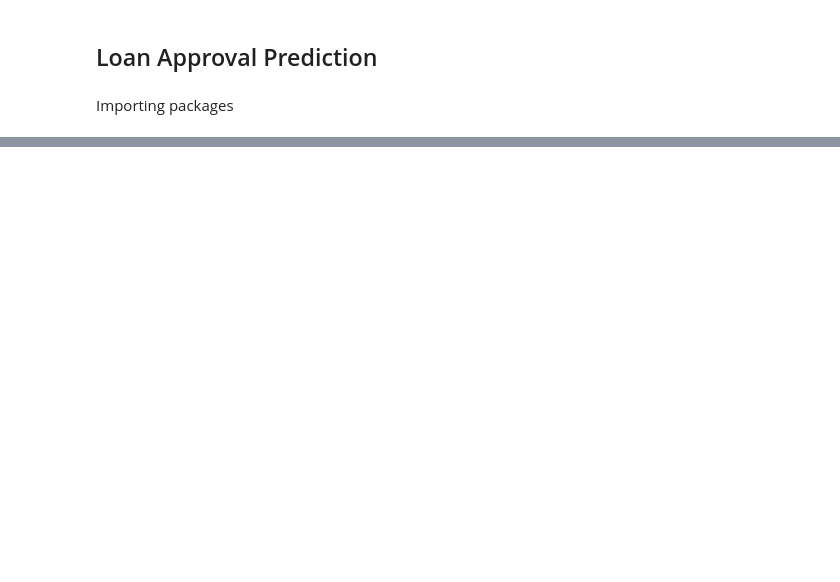
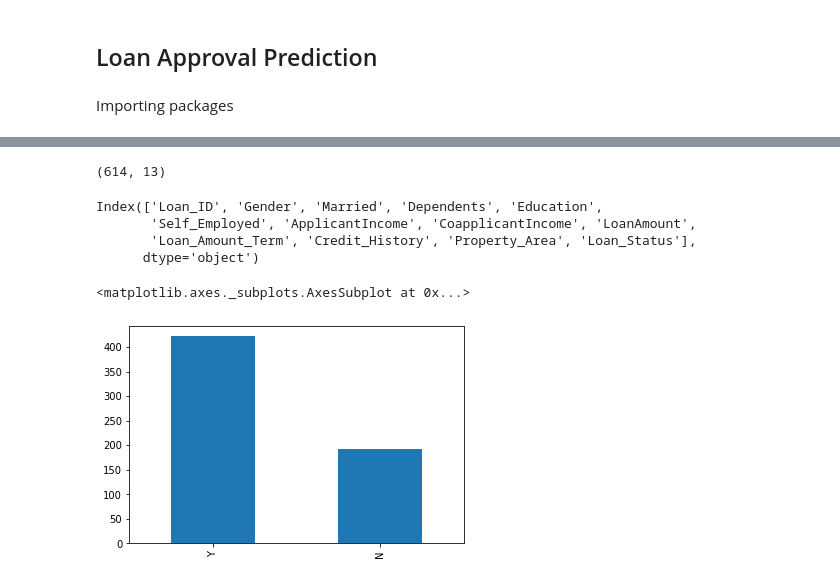
Before and after one commit to jagath215/MathProject, a Jupyter notebook: LoanPrediction.ipynb, the cells around one changed output, grey strips where cells are left out. Cells and saved outputs as stored; diff of their text form; code cells hidden in the pictures; blank space fills up the shorter version.

```diff
--- a/LoanPrediction.ipynb
+++ b/LoanPrediction.ipynb
@@ -22,3 +22,19 @@ data.head()
 | 2 | LP001005 | Male | Yes | 0 | Graduate | Yes | 3000 | 0.0 | ... |
 | 3 | LP001006 | Male | Yes | 0 | Not Graduate | No | 2583 | 2358.0 | ... |
 | 4 | LP001008 | Male | No | 0 | Graduate | No | 6000 | 0.0 | ... |
+# %%
+data.shape
+# %% [output]
+(614, 13)
+# %%
+data.columns
+# %% [output]
+Index(['Loan_ID', 'Gender', 'Married', 'Dependents', 'Education',
+       'Self_Employed', 'ApplicantIncome', 'CoapplicantIncome', 'LoanAmount',
+       'Loan_Amount_Term', 'Credit_History', 'Property_Area', 'Loan_Status'],
+      dtype='object')
+# %%
+data['Loan_Status'].value_counts().plot.bar()
+# %% [output]
+<matplotlib.axes._subplots.AxesSubplot at 0x...>
+[figure, added]
```
Also changed, not shown: parts of 12 cells of this notebook.
